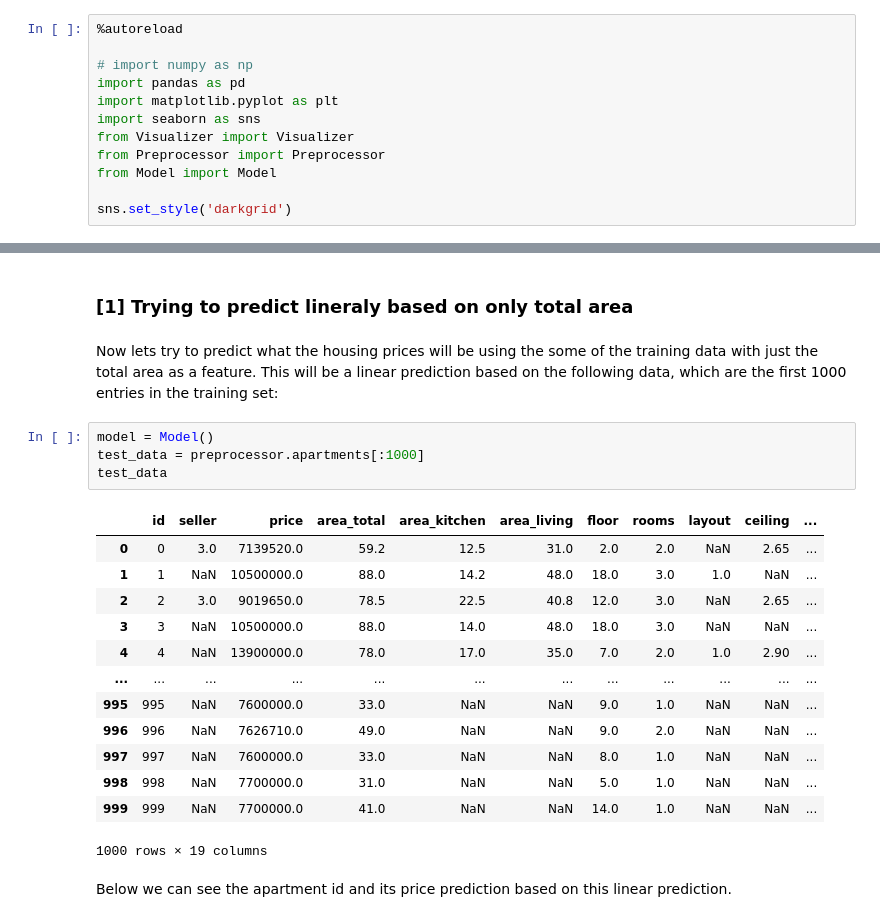
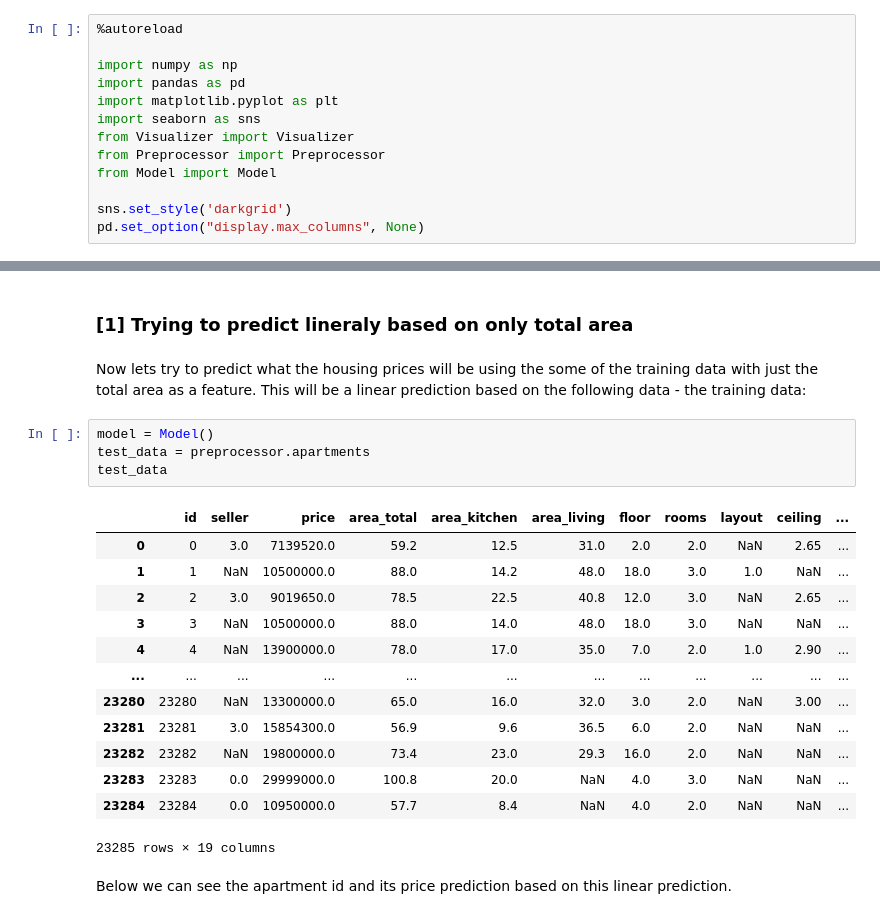
Before and after one commit to Olaussen/TDT4173_group69, a Jupyter notebook: src/notebook.ipynb, the cells around one changed output, grey strips where cells are left out. Saved outputs shown, nothing was run; the diff lists cells and outputs as text.

```diff
--- a/src/notebook.ipynb
+++ b/src/notebook.ipynb
@@ -29,7 +29,7 @@ We begin with importing external and self made modules. Below you can see a desc
 # %%
 %autoreload
 
-# import numpy as np
+import numpy as np
 import pandas as pd
 import matplotlib.pyplot as plt
 import seaborn as sns
@@ -38,6 +38,7 @@ from Preprocessor import Preprocessor
 from Model import Model
 
 sns.set_style('darkgrid')
+pd.set_option("display.max_columns", None)
 # %% [markdown]
 ## Describing the data
 
@@ -69,25 +66,25 @@ TODO Plot more features
 ### [1] Trying to predict lineraly based on only total area
 # %% [markdown]
 Now lets try to predict what the housing prices will be using the some of the training data with just the total area as a feature.
-This will be a linear prediction based on the following data, which are the first 1000 entries in the training set:
+This will be a linear prediction based on the following data - the training data:
 # %%
 model = Model()
-test_data = preprocessor.apartments[:1000]
+test_data = preprocessor.apartments
 test_data
 # %% [output]
 |  | id | seller | price | area_total | area_kitchen | area_living | floor | rooms | layout | ceiling | ... |
 | 0 | 0 | 3.0 | 7139520.0 | 59.2 | 12.5 | 31.0 | 2.0 | 2.0 | NaN | 2.65 | ... |
 | 1 | 1 | NaN | 10500000.0 | 88.0 | 14.2 | 48.0 | 18.0 | 3.0 | 1.0 | NaN | ... |
 | 2 | 2 | 3.0 | 9019650.0 | 78.5 | 22.5 | 40.8 | 12.0 | 3.0 | NaN | 2.65 | ... |
 | 3 | 3 | NaN | 10500000.0 | 88.0 | 14.0 | 48.0 | 18.0 | 3.0 | NaN | NaN | ... |
 | 4 | 4 | NaN | 13900000.0 | 78.0 | 17.0 | 35.0 | 7.0 | 2.0 | 1.0 | 2.90 | ... |
 | ... | ... | ... | ... | ... | ... | ... | ... | ... | ... | ... | ... |
-| 995 | 995 | NaN | 7600000.0 | 33.0 | NaN | NaN | 9.0 | 1.0 | NaN | NaN | ... |
-| 996 | 996 | NaN | 7626710.0 | 49.0 | NaN | NaN | 9.0 | 2.0 | NaN | NaN | ... |
-| 997 | 997 | NaN | 7600000.0 | 33.0 | NaN | NaN | 8.0 | 1.0 | NaN | NaN | ... |
-| 998 | 998 | NaN | 7700000.0 | 31.0 | NaN | NaN | 5.0 | 1.0 | NaN | NaN | ... |
-| 999 | 999 | NaN | 7700000.0 | 41.0 | NaN | NaN | 14.0 | 1.0 | NaN | NaN | ... |
+| 23280 | 23280 | NaN | 13300000.0 | 65.0 | 16.0 | 32.0 | 3.0 | 2.0 | NaN | 3.00 | ... |
+| 23281 | 23281 | 3.0 | 15854300.0 | 56.9 | 9.6 | 36.5 | 6.0 | 2.0 | NaN | NaN | ... |
+| 23282 | 23282 | NaN | 19800000.0 | 73.4 | 23.0 | 29.3 | 16.0 | 2.0 | NaN | NaN | ... |
+| 23283 | 23283 | 0.0 | 29999000.0 | 100.8 | 20.0 | NaN | 4.0 | 3.0 | NaN | NaN | ... |
+| 23284 | 23284 | 0.0 | 10950000.0 | 57.7 | 8.4 | NaN | 4.0 | 2.0 | NaN | NaN | ... |
-1000 rows × 19 columns
+23285 rows × 19 columns
 # %% [markdown]
 Below we can see the apartment id and its price prediction based on this linear prediction.
 # %%
```
Also changed, not shown: parts of 12 cells of this notebook, 6 other files.
